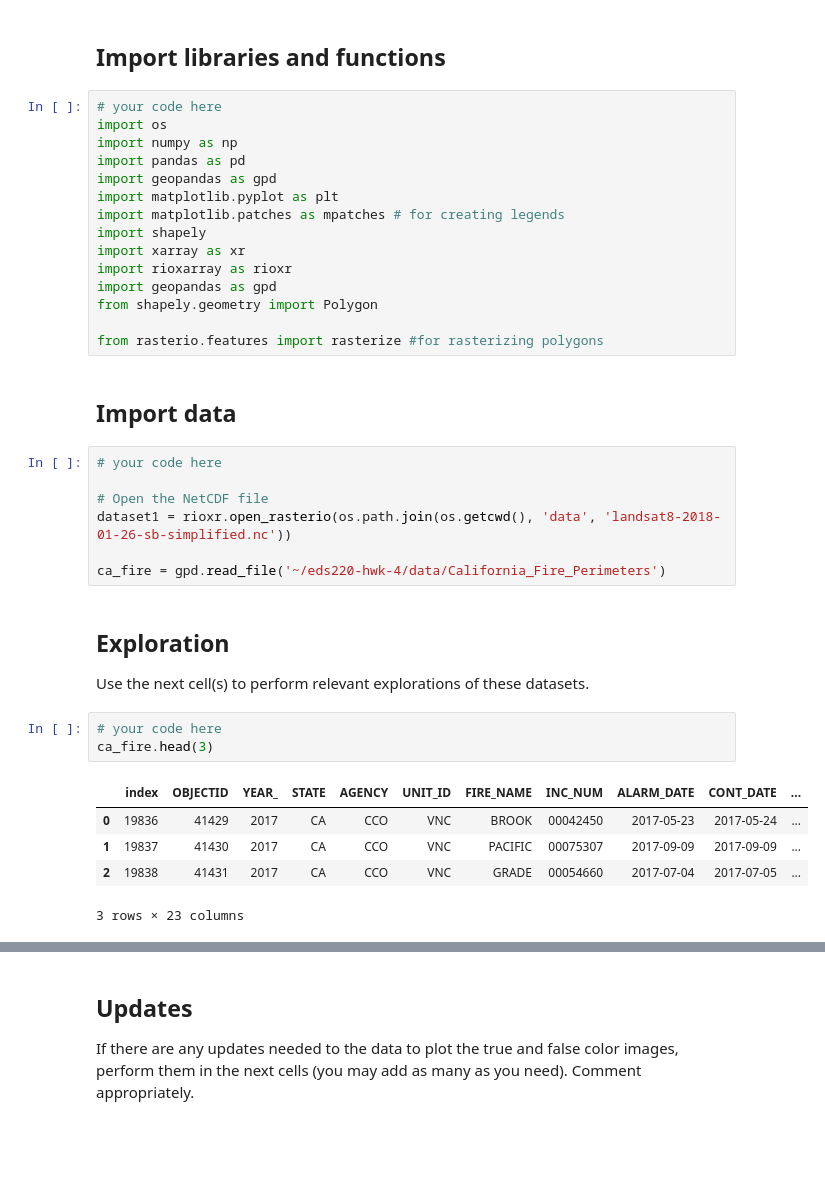
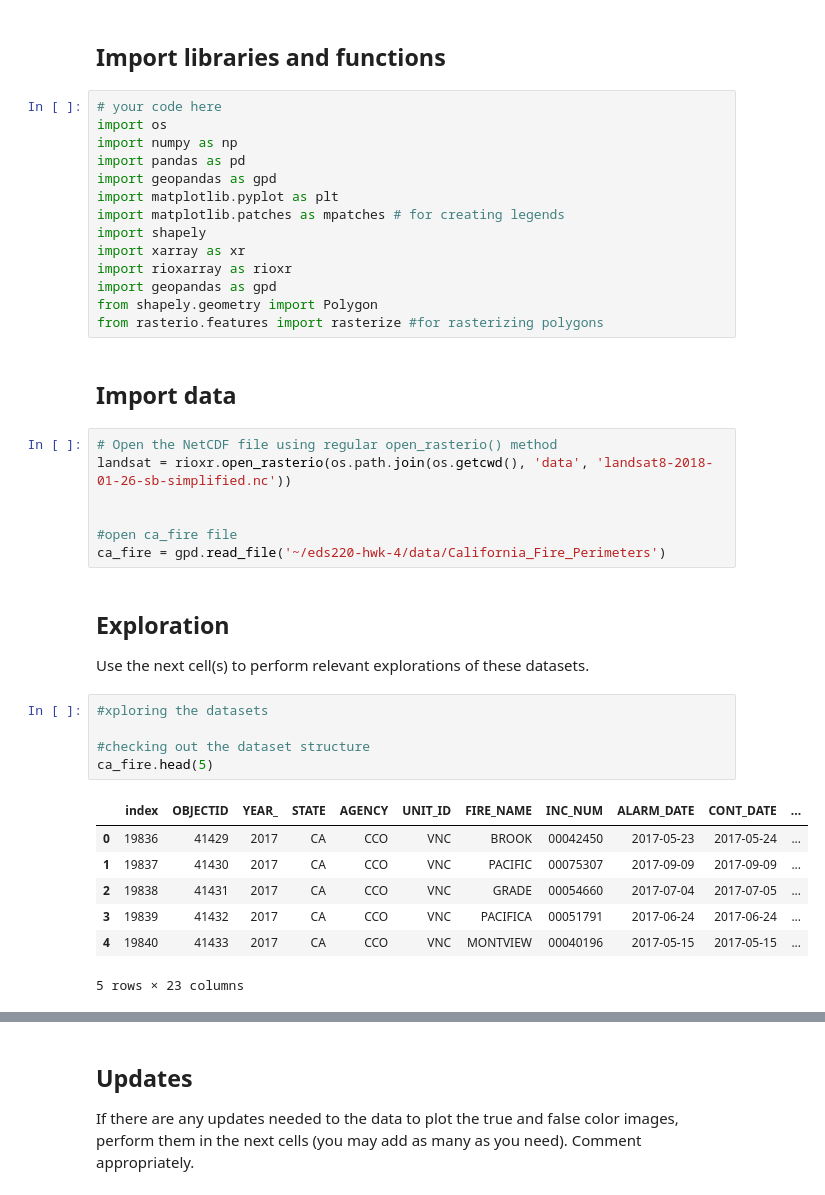
Before and after one commit to floraham/eds220-hwk-4, a Jupyter notebook: hwk4-task2-false-color.ipynb, the cells around one changed output, grey strips where cells are left out. Cells and saved outputs as stored; diff of their text form; blank space fills up the shorter version.

```diff
--- a/hwk4-task2-false-color.ipynb
+++ b/hwk4-task2-false-color.ipynb
@@ -66,27 +66,30 @@ import xarray as xr
 import rioxarray as rioxr
 import geopandas as gpd
 from shapely.geometry import Polygon
-
 from rasterio.features import rasterize #for rasterizing polygons
 # %% [markdown]
 ## Import data
 # %%
-# your code here
+# Open the NetCDF file using regular open_rasterio() method
+landsat = rioxr.open_rasterio(os.path.join(os.getcwd(), 'data', 'landsat8-2018-01-26-sb-simplified.nc'))
 
-# Open the NetCDF file
-dataset1 = rioxr.open_rasterio(os.path.join(os.getcwd(), 'data', 'landsat8-2018-01-26-sb-simplified.nc'))
 
+#open ca_fire file
 ca_fire = gpd.read_file('~/eds220-hwk-4/data/California_Fire_Perimeters')
 # %% [markdown]
 ## Exploration
 
 Use the next cell(s) to perform relevant explorations of these datasets.
 # %%
-# your code here
-ca_fire.head(3)
+#xploring the datasets
+
+#checking out the dataset structure
+ca_fire.head(5)
 # %% [output]
 |  | index | OBJECTID | YEAR_ | STATE | AGENCY | UNIT_ID | FIRE_NAME | INC_NUM | ALARM_DATE | CONT_DATE | ... |
 | 0 | 19836 | 41429 | 2017 | CA | CCO | VNC | BROOK | 00042450 | 2017-05-23 | 2017-05-24 | ... |
 | 1 | 19837 | 41430 | 2017 | CA | CCO | VNC | PACIFIC | 00075307 | 2017-09-09 | 2017-09-09 | ... |
 | 2 | 19838 | 41431 | 2017 | CA | CCO | VNC | GRADE | 00054660 | 2017-07-04 | 2017-07-05 | ... |
+| 3 | 19839 | 41432 | 2017 | CA | CCO | VNC | PACIFICA | 00051791 | 2017-06-24 | 2017-06-24 | ... |
+| 4 | 19840 | 41433 | 2017 | CA | CCO | VNC | MONTVIEW | 00040196 | 2017-05-15 | 2017-05-15 | ... |
-3 rows × 23 columns
+5 rows × 23 columns
```
Also changed, not shown: parts of 12 cells of this notebook, 1 other file.
